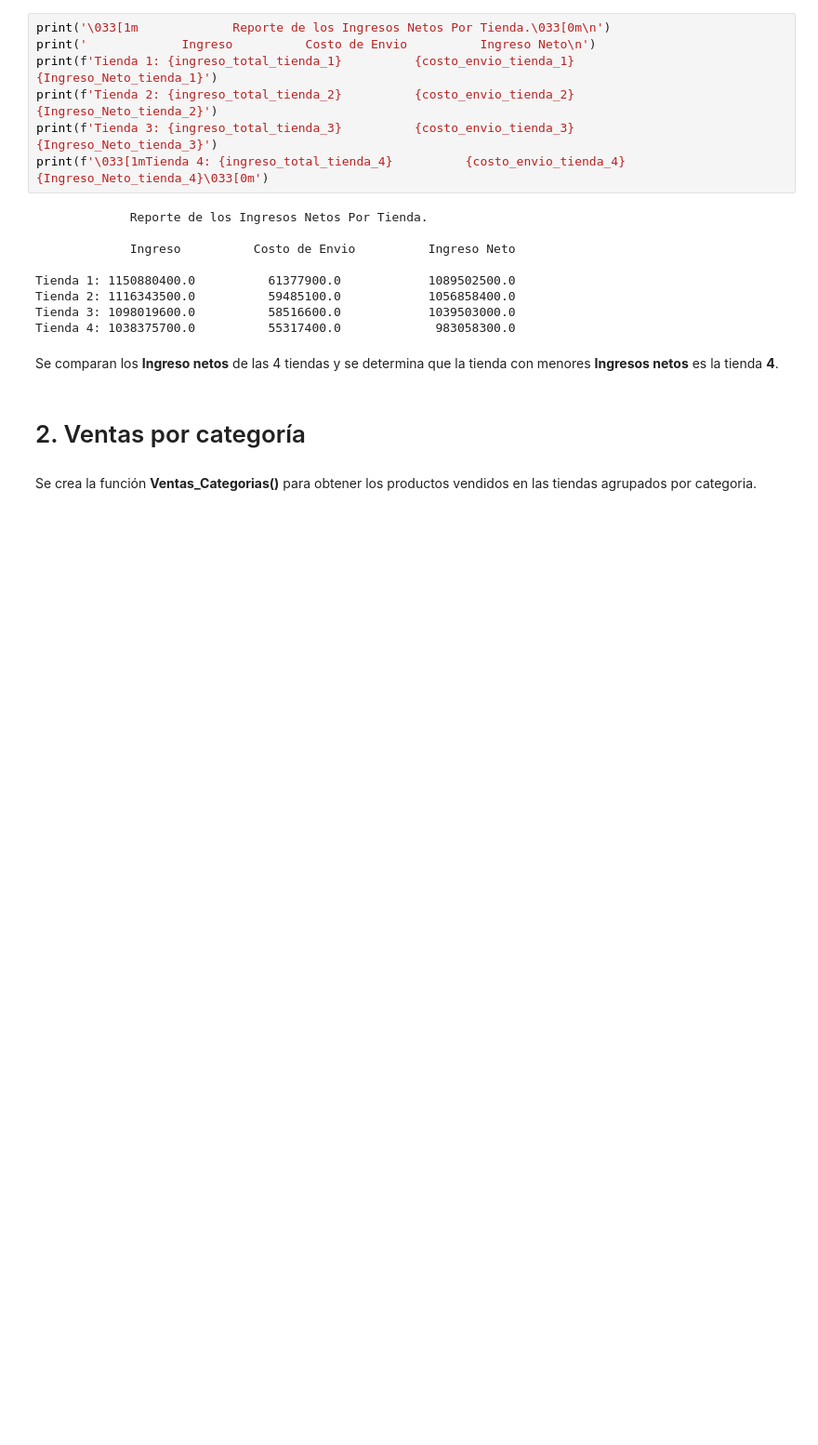
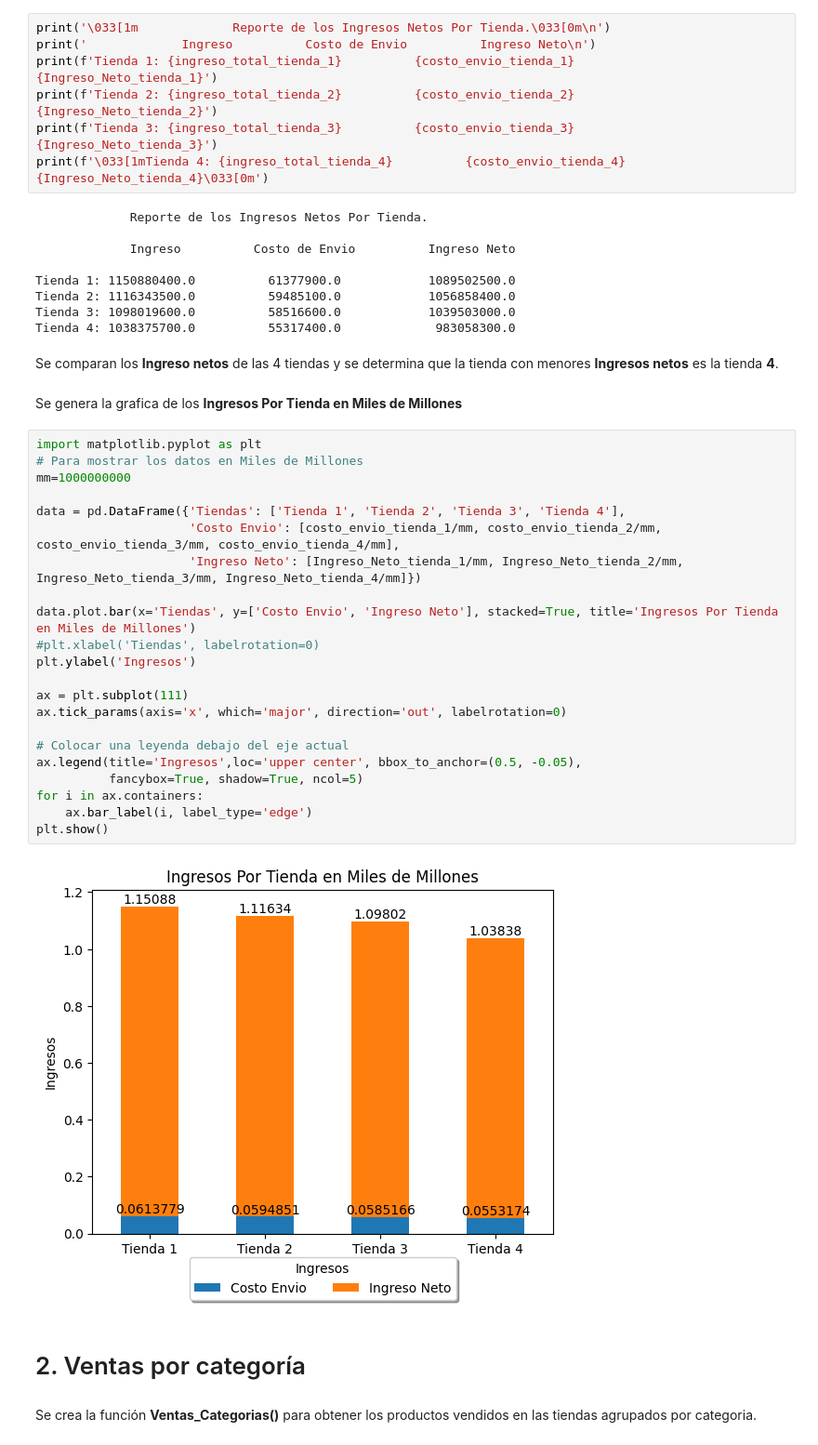
Before and after one commit to GabrielGitHub1709/Challenges_ONE, a Jupyter notebook: AluraStoreLatam.ipynb, the cells around one changed output. Shown: that part at 93% size. Drawn from its saved outputs; the diff is of its cells as text; blank space fills up the shorter version.

Commit message:
Actualización del archivo
Se actualiza el archivo añadiendo 3 gráficas y terminado el reporte del punto 5.

```diff
--- a/AluraStoreLatam.ipynb
+++ b/AluraStoreLatam.ipynb
@@ -61,6 +61,32 @@ Tienda 3: 1098019600.0          58516600.0            1039503000.0
 Tienda 4: 1038375700.0          55317400.0             983058300.0
 # %% [markdown]
 Se comparan los **Ingreso netos** de las 4 tiendas y se determina que la tienda con menores **Ingresos netos** es la tienda **4**.
+# %% [markdown]
+Se genera la grafica de los **Ingresos Por Tienda en Miles de Millones**
+# %%
+import matplotlib.pyplot as plt
+# Para mostrar los datos en Miles de Millones
+mm=1000000000
+
+data = pd.DataFrame({'Tiendas': ['Tienda 1', 'Tienda 2', 'Tienda 3', 'Tienda 4'],
+                     'Costo Envio': [costo_envio_tienda_1/mm, costo_envio_tienda_2/mm, costo_envio_tienda_3/mm, costo_envio_tienda_4/mm],
+                     'Ingreso Neto': [Ingreso_Neto_tienda_1/mm, Ingreso_Neto_tienda_2/mm, Ingreso_Neto_tienda_3/mm, Ingreso_Neto_tienda_4/mm]})
+
+data.plot.bar(x='Tiendas', y=['Costo Envio', 'Ingreso Neto'], stacked=True, title='Ingresos Por Tienda en Miles de Millones')
+#plt.xlabel('Tiendas', labelrotation=0)
+plt.ylabel('Ingresos')
+
+ax = plt.subplot(111)
+ax.tick_params(axis='x', which='major', direction='out', labelrotation=0)
+
+# Colocar una leyenda debajo del eje actual
+ax.legend(title='Ingresos',loc='upper center', bbox_to_anchor=(0.5, -0.05),
+          fancybox=True, shadow=True, ncol=5)
+for i in ax.containers:
+    ax.bar_label(i, label_type='edge')
+plt.show()
+# %% [output]
+[figure, added]
 # %% [markdown]
 # 2. Ventas por categoría
 # %% [markdown]
```
Also changed, not shown: parts of 5 cells of this notebook.
